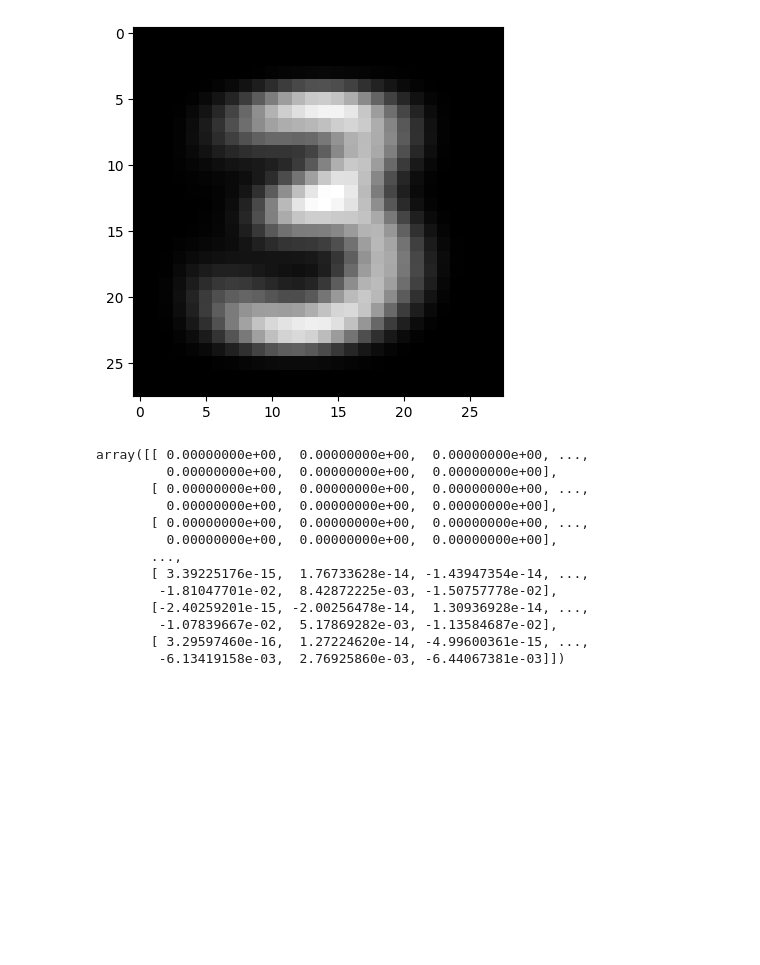
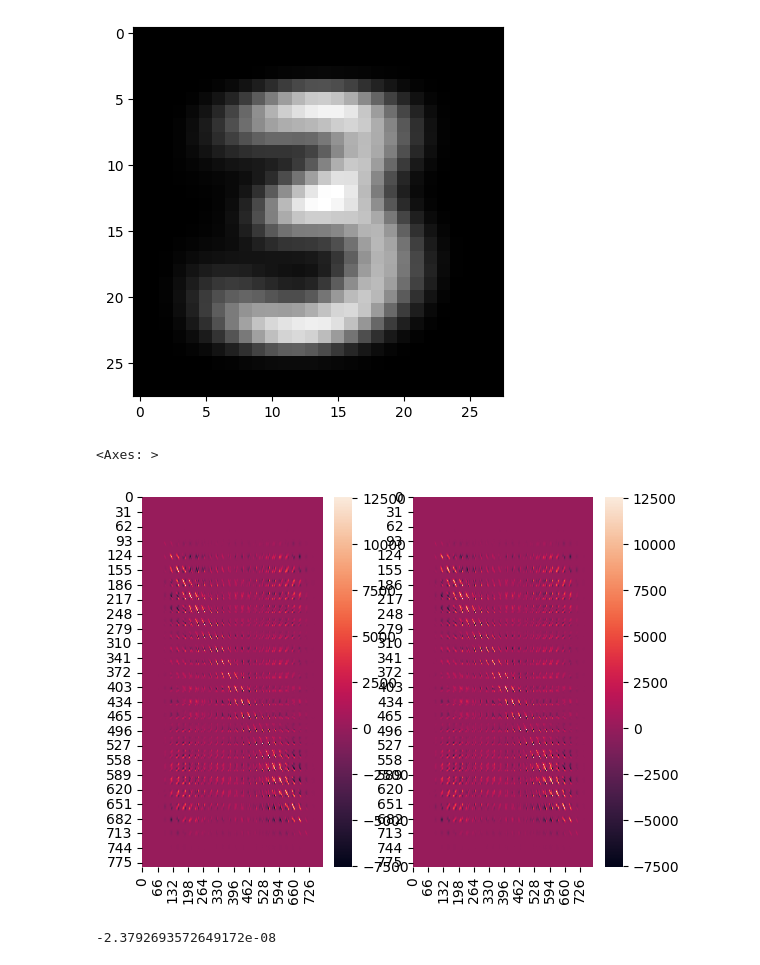
Before and after one commit to gkaretka/linalg, a Jupyter notebook: pca.ipynb, the cells around one changed output. Saved outputs shown, nothing was run; the diff lists cells and outputs as text; code cells hidden in the pictures; blank space fills up the shorter version.

Commit message:
small fix add sklearn.PCA for validation

```diff
--- a/pca.ipynb
+++ b/pca.ipynb
@@ -54,29 +59,23 @@ ax.imshow(avg_3_img, cmap=plt.get_cmap('gray'))
 # %% [output]
 <matplotlib.image.AxesImage at 0x...>
 [figure]
-# %%
-cov_train = train_X_3.reshape(train_X_3.shape[0], img_x_size*img_y_size)
-cov_matrix = np.cov(cov_train.T)
-num_of_vectors_to_use = 500
-num_of_vects_cols = 3
-num_of_vects_row = 3
-
-eigvals, eigvects = np.linalg.eigh(cov_matrix)
-
-sEigvals = eigvals[::-1][0:num_of_vectors_to_use]
-sEigvects = eigvects[::-1][0:num_of_vectors_to_use]
-sEigvects
-# %% [output]
-array([[ 0.00000000e+00,  0.00000000e+00,  0.00000000e+00, ...,
-         0.00000000e+00,  0.00000000e+00,  0.00000000e+00],
-       [ 0.00000000e+00,  0.00000000e+00,  0.00000000e+00, ...,
-         0.00000000e+00,  0.00000000e+00,  0.00000000e+00],
-       [ 0.00000000e+00,  0.00000000e+00,  0.00000000e+00, ...,
-         0.00000000e+00,  0.00000000e+00,  0.00000000e+00],
-       ...,
-       [ 3.39225176e-15,  1.76733628e-14, -1.43947354e-14, ...,
-        -1.81047701e-02,  8.42872225e-03, -1.50757778e-02],
-       [-2.40259201e-15, -2.00256478e-14,  1.30936928e-14, ...,
-        -1.07839667e-02,  5.17869282e-03, -1.13584687e-02],
-       [ 3.29597460e-16,  1.27224620e-14, -4.99600361e-15, ...,
-        -6.13419158e-03,  2.76925860e-03, -6.44067381e-03]])
+# %%
+import seaborn as sns
+from sklearn.decomposition import PCA
+
+data = (train_X_3).reshape(train_X_3.shape[0], img_x_size*img_y_size)
+cov = np.cov(data.T)
+
+pca = PCA(n_components=784).fit(data)
+pca_cov = pca.get_covariance()
+
+fig, axs = plt.subplots(nrows=1, ncols=2)
+sns.heatmap(cov, ax=axs[0])
+sns.heatmap(pca_cov, ax=axs[1])
+# %% [output]
+<Axes: >
+[figure, added]
+# %%
+np.sum(cov - pca_cov)
+# %% [output]
+-2.3792693572649172e-08
```
Also changed, not shown: parts of 6 cells of this notebook.
